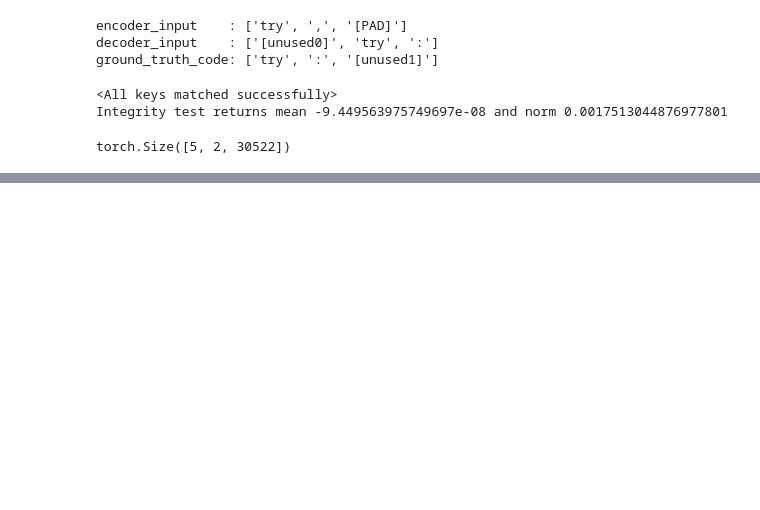
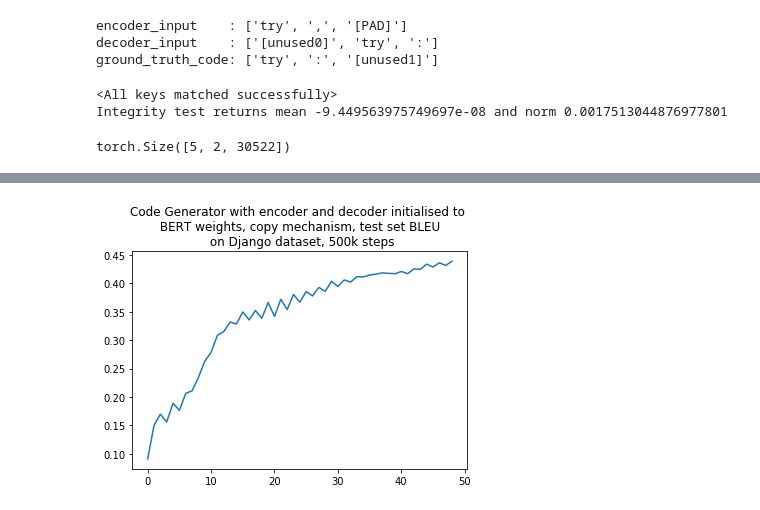
Before and after one commit to carlos-gemmell/Glasgow-NLP, a Jupyter notebook: notebooks/BERT_code_generator.ipynb, the cells around one changed output, grey strips where cells are left out. Drawn from its saved outputs; the diff is of its cells as text; code cells hidden in the pictures; blank space fills up the shorter version.

Commit message:
new files for fully BERT initiallised Code Generator transformer, current experiment at 44 BLEU

```diff
--- a/notebooks/BERT_code_generator.ipynb
+++ b/notebooks/BERT_code_generator.ipynb
@@ -54,9 +54,6 @@ We have added 0 tokens
 # %%
-TEXT_FIELD = Field(sequential=True, use_vocab=False, unk_token=100, pad_token=0)
-# OOV_TEXT_FIELD = Field(sequential=True, use_vocab=False, pad_token=3)
-
 def data2dataset(data):
-    TEXT_FIELD = Field(sequential=True, use_vocab=False, unk_token=0, pad_token=3)
+    TEXT_FIELD = Field(sequential=True, use_vocab=False, unk_token=100, pad_token=0)
     examples = []
 
     for (src, tgt) in tqdm.tqdm(data):
@@ -76,21 +73,17 @@ def data2dataset(data):
                                                         "ground_truth_code":("ground_truth_code",TEXT_FIELD),
                                                         "decoder_input":("decoder_input",TEXT_FIELD)})
         examples.append(example)
-    return examples
 
-train_examples = data2dataset(train_data)
-test_examples = data2dataset(test_data)
+    dataset = torchtext.data.Dataset(examples,fields={"encoder_input":TEXT_FIELD,
+                                              "ground_truth_code":TEXT_FIELD,
+                                              "decoder_input":TEXT_FIELD})
+    return dataset
+
+train_dataset = data2dataset(train_data)
+val_dataset = data2dataset(test_data)
 # %% [output]
 [interactive output not drawn]
 [interactive output not drawn]
-# %%
-train_dataset = torchtext.data.Dataset(train_examples,fields={"encoder_input":TEXT_FIELD,
-                                                  "ground_truth_code":TEXT_FIELD,
-                                                  "decoder_input":TEXT_FIELD})
-
-val_dataset = torchtext.data.Dataset(test_examples,fields={"encoder_input":TEXT_FIELD,
-                                                  "ground_truth_code":TEXT_FIELD,
-                                                  "decoder_input":TEXT_FIELD})
 # %%
 batch_size = 16
 
@@ -197,8 +190,11 @@ def evaluate(beam_size=1, log=False):
                 out_fp.write("PRED :" + " ".join(tokenizer.convert_ids_to_tokens(predictions[j])) + "\n")
                 out_fp.write("BLEU :" + str(BLEU) + "\n")
                 out_fp.write("\n")
-        out_fp.write("\n\n| EVALUATION | BLEU: {:5.2f} |\n".format(np.average(BLEU_scores)))
-        print("| EVALUATION | BLEU: {:5.3f} |".format(np.average(BLEU_scores)))
+        final_BLEU = np.average(BLEU_scores)
+
+        out_fp.write("\n\n| EVALUATION | BLEU: {:5.2f} |\n".format(final_BLEU))
+        print("| EVALUATION | BLEU: {:5.3f} |".format(final_BLEU))
+    return (final_BLEU)
 # %%
 evaluate(beam_size=1)
 # %% [output]
@@ -293,0 +282,7 @@ Evaluating model
+# %%
+import matplotlib.pyplot as plt
+plt.title("Code Generator with encoder and decoder initialised to \n BERT weights, copy mechanism, test set BLEU \n on Django dataset, 500k steps")
+plt.plot(curves)
+plt.show()
+# %% [output]
+[figure, added]
```
Also changed, not shown: parts of 5 cells of this notebook, 11 other files.
